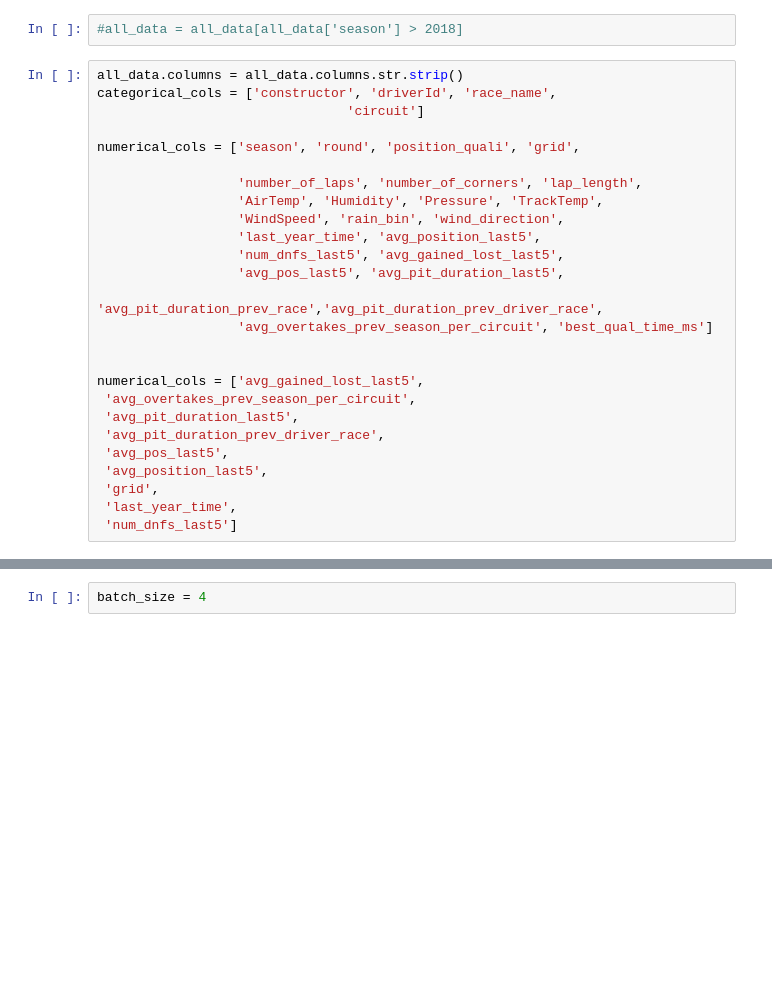
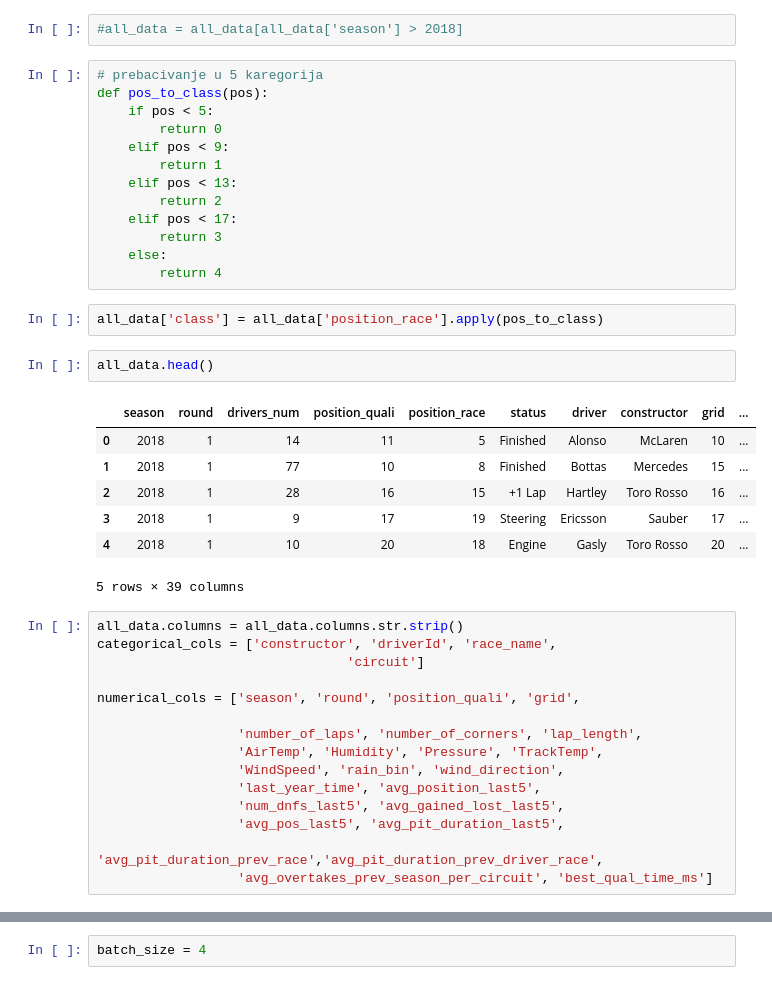
Before and after one commit to darijaaaa/Formula1, a Jupyter notebook: DNN1.ipynb, the cells around one changed output, grey strips where cells are left out. Drawn from its saved outputs; the diff is of its cells as text; blank space fills up the shorter version.

```diff
--- a/DNN1.ipynb
+++ b/DNN1.ipynb
@@ -22,6 +23,31 @@ all_data = pd.read_csv(csv_path)
 all_data = all_data.fillna(-1)
 # %%
 #all_data = all_data[all_data['season'] > 2018]
+# %%
+# prebacivanje u 5 karegorija
+def pos_to_class(pos):
+    if pos < 5:
+        return 0
+    elif pos < 9:
+        return 1
+    elif pos < 13:
+        return 2
+    elif pos < 17:
+        return 3
+    else:
+        return 4
+# %%
+all_data['class'] = all_data['position_race'].apply(pos_to_class)
+# %%
+all_data.head()
+# %% [output]
+|  | season | round | drivers_num | position_quali | position_race | status | driver | constructor | grid | ... |
+| 0 | 2018 | 1 | 14 | 11 | 5 | Finished | Alonso | McLaren | 10 | ... |
+| 1 | 2018 | 1 | 77 | 10 | 8 | Finished | Bottas | Mercedes | 15 | ... |
+| 2 | 2018 | 1 | 28 | 16 | 15 | +1 Lap | Hartley | Toro Rosso | 16 | ... |
+| 3 | 2018 | 1 | 9 | 17 | 19 | Steering | Ericsson | Sauber | 17 | ... |
+| 4 | 2018 | 1 | 10 | 20 | 18 | Engine | Gasly | Toro Rosso | 20 | ... |
+5 rows × 39 columns
 # %%
 all_data.columns = all_data.columns.str.strip()
 categorical_cols = ['constructor', 'driverId', 'race_name',
@@ -37,15 +63,4 @@ numerical_cols = ['season', 'round', 'position_quali', 'grid',
                   'avg_pos_last5', 'avg_pit_duration_last5',
                   'avg_pit_duration_prev_race','avg_pit_duration_prev_driver_race',
                   'avg_overtakes_prev_season_per_circuit', 'best_qual_time_ms']
-
-
-numerical_cols = ['avg_gained_lost_last5',
- 'avg_overtakes_prev_season_per_circuit',
- 'avg_pit_duration_last5',
- 'avg_pit_duration_prev_driver_race',
- 'avg_pos_last5',
- 'avg_position_last5',
- 'grid',
- 'last_year_time',
- 'num_dnfs_last5']
 # %%
```
Also changed, not shown: parts of 10 cells of this notebook, 1 other file.
